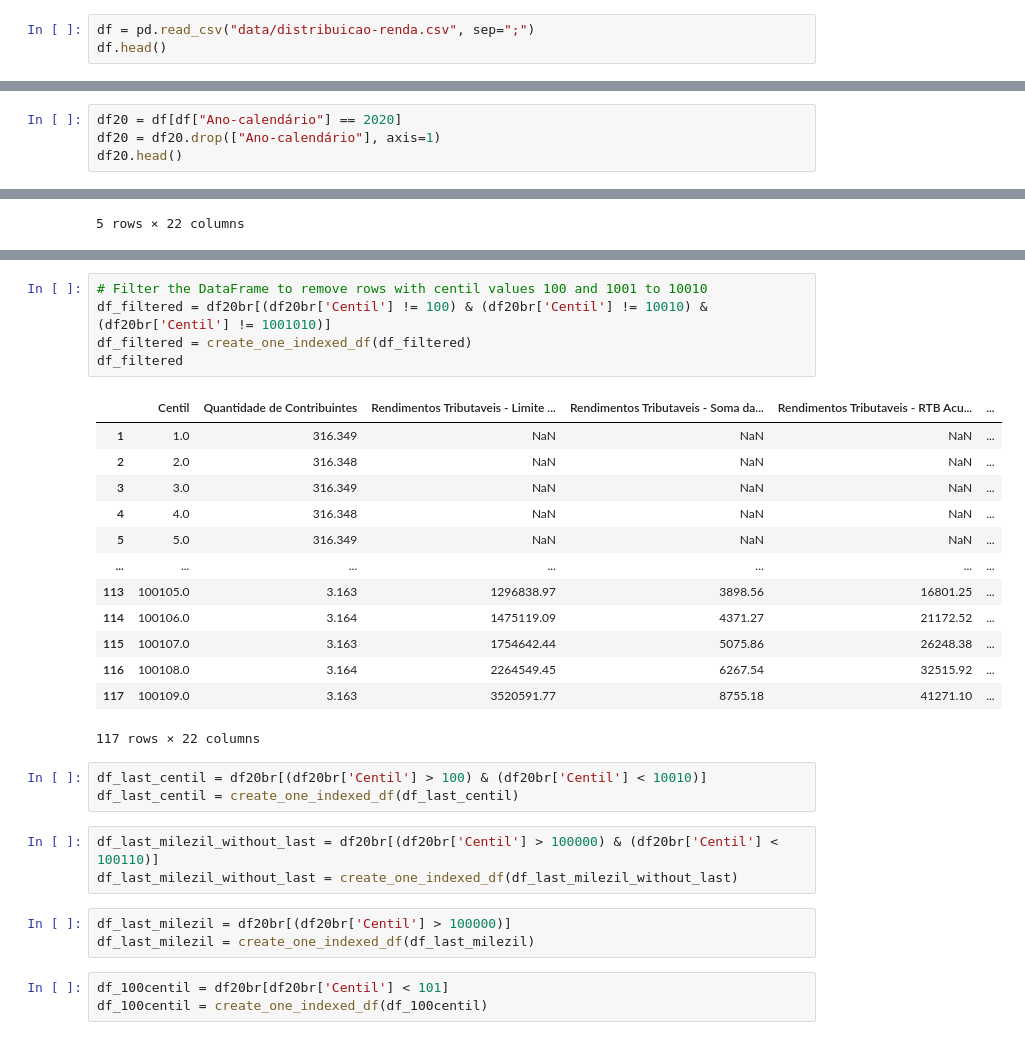
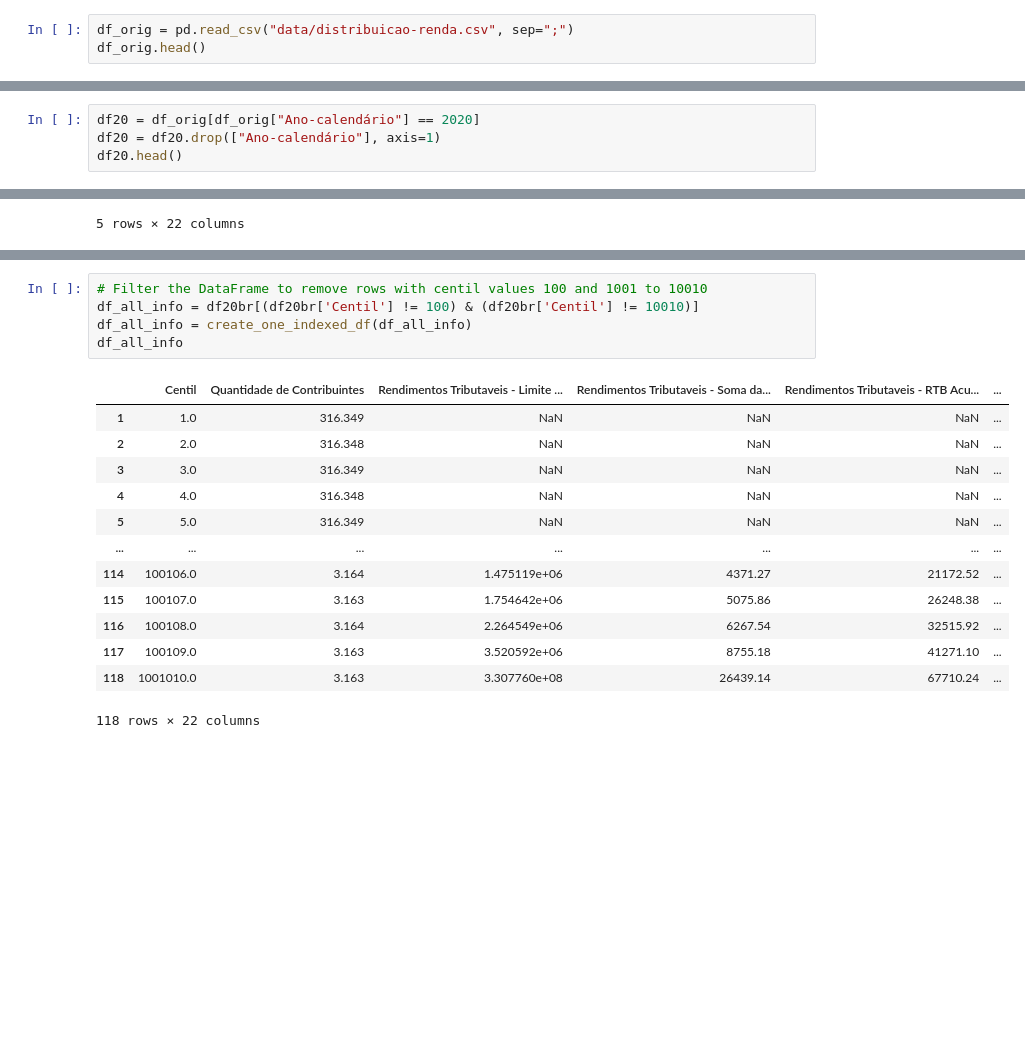
Before and after one commit to guilhermelowa/distribuicao_renda, a Jupyter notebook: distribuicao_renda_2020.ipynb, the cells around one changed output, grey strips where cells are left out. Saved outputs shown, nothing was run; the diff lists cells and outputs as text; blank space fills up the shorter version.

```diff
--- a/distribuicao_renda_2020.ipynb
+++ b/distribuicao_renda_2020.ipynb
@@ -12,8 +22,8 @@ import pandas as pd
 import plotly.express as px
 import plotly.graph_objects as go
 # %%
-df = pd.read_csv("data/distribuicao-renda.csv", sep=";")
-df.head()
+df_orig = pd.read_csv("data/distribuicao-renda.csv", sep=";")
+df_orig.head()
 # %% [output]
 |  | Ano-calendário | Ente Federativo | Centil | Quantidade de Contribuintes | Rendimentos Tributaveis - Limite ... | ... |
 | 0 | 2006 | BRASIL | 1 | 241.563 | NaN | ... |
@@ -23,7 +33,7 @@ df.head()
 | 4 | 2006 | BRASIL | 5 | 241.562 | NaN | ... |
 5 rows × 24 columns
 # %%
-df20 = df[df["Ano-calendário"] == 2020]
+df20 = df_orig[df_orig["Ano-calendário"] == 2020]
 df20 = df20.drop(["Ano-calendário"], axis=1)
 df20.head()
 # %% [output]
@@ -121,31 +360,19 @@ def create_one_indexed_df(_df):
 # %%
 # Filter the DataFrame to remove rows with centil values 100 and 1001 to 10010
-df_filtered = df20br[(df20br['Centil'] != 100) & (df20br['Centil'] != 10010) & (df20br['Centil'] != 1001010)]
-df_filtered = create_one_indexed_df(df_filtered)
-df_filtered
+df_all_info = df20br[(df20br['Centil'] != 100) & (df20br['Centil'] != 10010)]
+df_all_info = create_one_indexed_df(df_all_info)
+df_all_info
 # %% [output]
 |  | Centil | Quantidade de Contribuintes | Rendimentos Tributaveis - Limite ... | Rendimentos Tributaveis - Soma da... | Rendimentos Tributaveis - RTB Acu... | ... |
 | 1 | 1.0 | 316.349 | NaN | NaN | NaN | ... |
 | 2 | 2.0 | 316.348 | NaN | NaN | NaN | ... |
 | 3 | 3.0 | 316.349 | NaN | NaN | NaN | ... |
 | 4 | 4.0 | 316.348 | NaN | NaN | NaN | ... |
 | 5 | 5.0 | 316.349 | NaN | NaN | NaN | ... |
 | ... | ... | ... | ... | ... | ... | ... |
-| 113 | 100105.0 | 3.163 | 1296838.97 | 3898.56 | 16801.25 | ... |
-| 114 | 100106.0 | 3.164 | 1475119.09 | 4371.27 | 21172.52 | ... |
-| 115 | 100107.0 | 3.163 | 1754642.44 | 5075.86 | 26248.38 | ... |
-| 116 | 100108.0 | 3.164 | 2264549.45 | 6267.54 | 32515.92 | ... |
-| 117 | 100109.0 | 3.163 | 3520591.77 | 8755.18 | 41271.10 | ... |
+| 114 | 100106.0 | 3.164 | 1.475119e+06 | 4371.27 | 21172.52 | ... |
+| 115 | 100107.0 | 3.163 | 1.754642e+06 | 5075.86 | 26248.38 | ... |
+| 116 | 100108.0 | 3.164 | 2.264549e+06 | 6267.54 | 32515.92 | ... |
+| 117 | 100109.0 | 3.163 | 3.520592e+06 | 8755.18 | 41271.10 | ... |
+| 118 | 1001010.0 | 3.163 | 3.307760e+08 | 26439.14 | 67710.24 | ... |
-117 rows × 22 columns
+118 rows × 22 columns
-# %%
-df_last_centil = df20br[(df20br['Centil'] > 100) & (df20br['Centil'] < 10010)]
-df_last_centil = create_one_indexed_df(df_last_centil)
-# %%
-df_last_milezil_without_last = df20br[(df20br['Centil'] > 100000) & (df20br['Centil'] < 100110)]
-df_last_milezil_without_last = create_one_indexed_df(df_last_milezil_without_last)
-# %%
-df_last_milezil = df20br[(df20br['Centil'] > 100000)]
-df_last_milezil = create_one_indexed_df(df_last_milezil)
-# %%
-df_100centil = df20br[df20br['Centil'] < 101]
-df_100centil = create_one_indexed_df(df_100centil)
```
Also changed, not shown: parts of 25 cells of this notebook, 5 other files.
